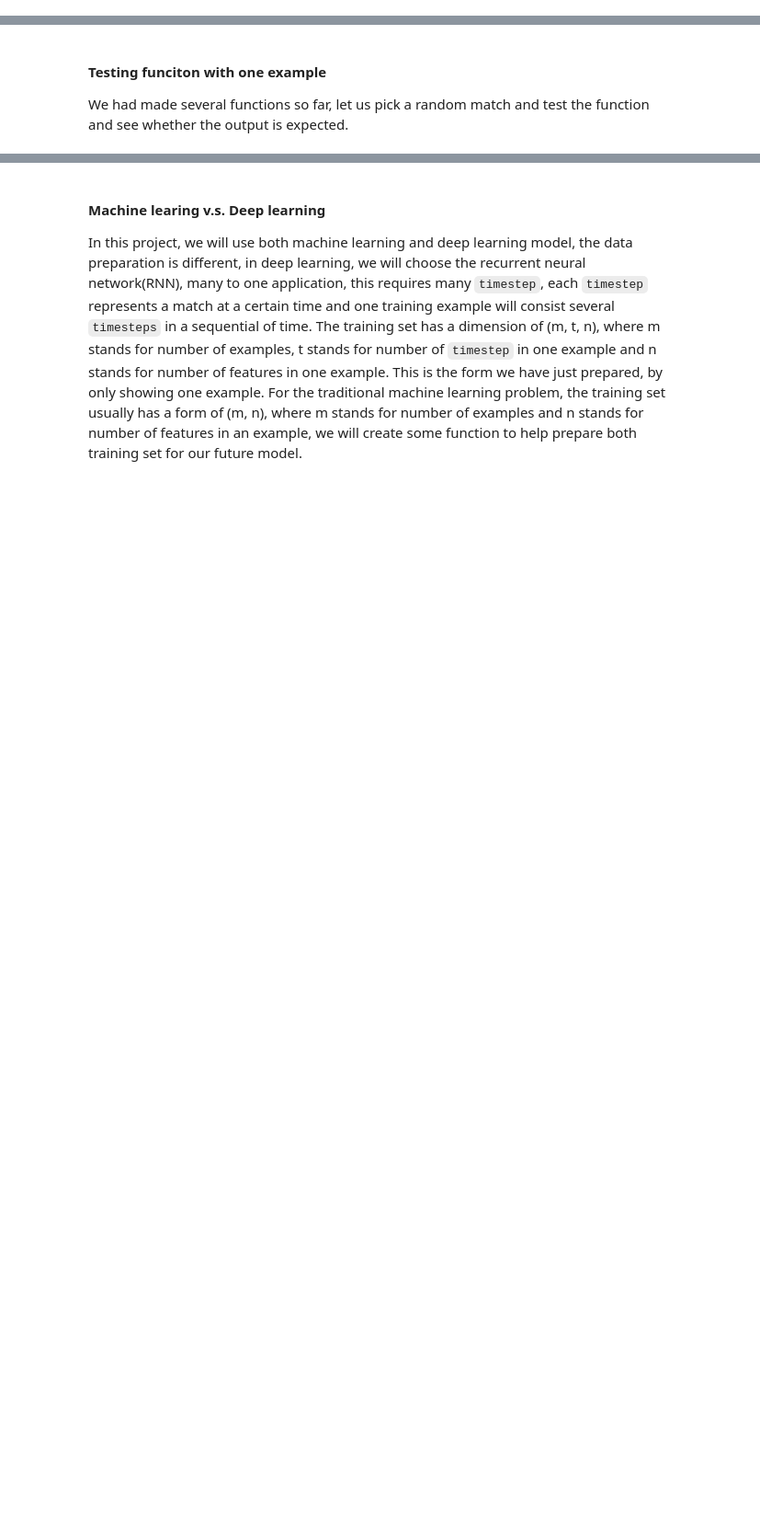
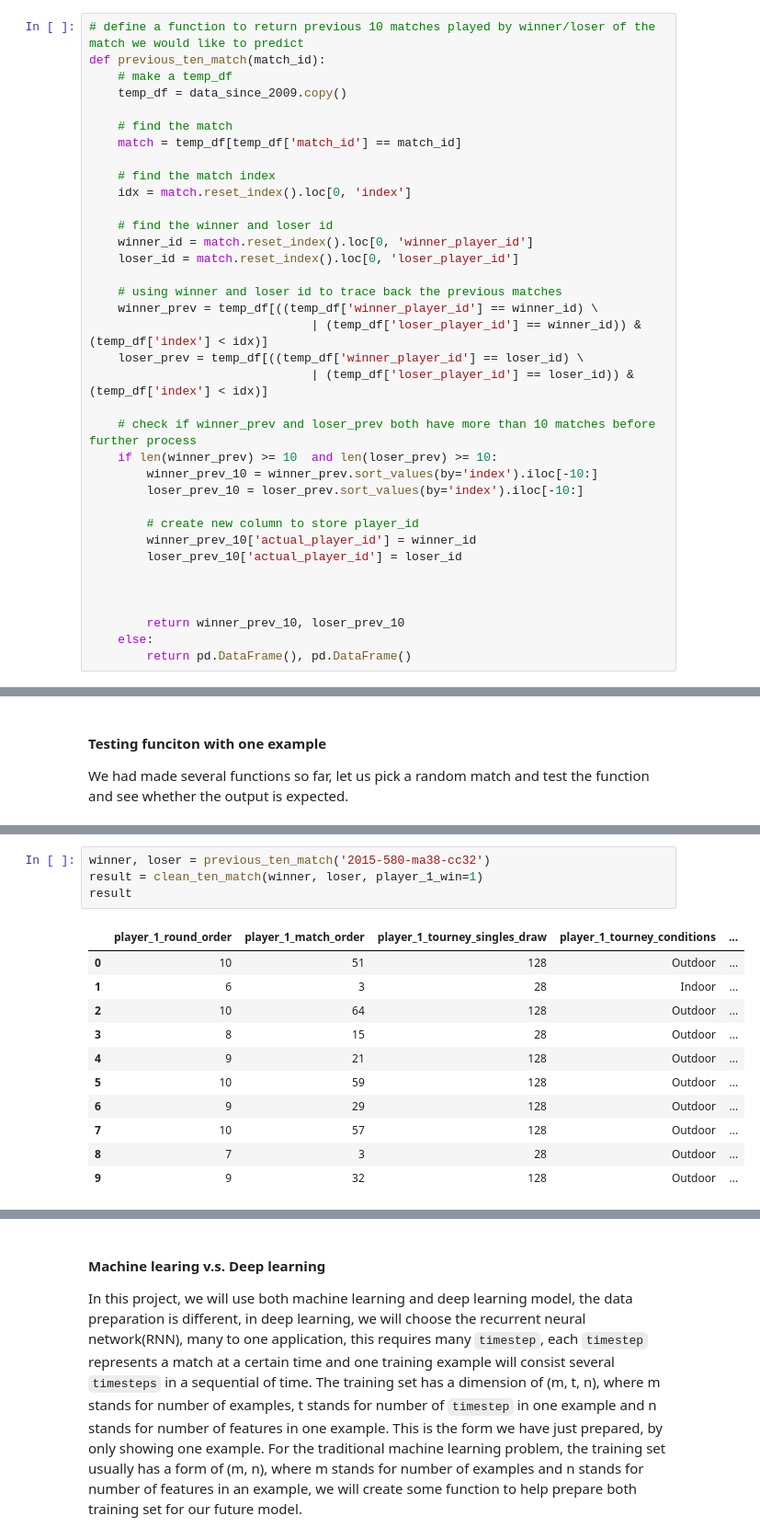
Before and after one commit to george1577/Thinkful_Data_Science, a Jupyter notebook: Capstone project/Capstone project 2/Data cleaning_wrangling/Data_cleaning.ipynb, the cells around one changed output, grey strips where cells are left out. Shown at 92% size. Saved outputs shown, nothing was run; the diff lists cells and outputs as text; blank space fills up the shorter version.

```diff
--- a/Capstone project/Capstone project 2/Data cleaning_wrangling/Data_cleaning.ipynb
+++ b/Capstone project/Capstone project 2/Data cleaning_wrangling/Data_cleaning.ipynb
@@ -621,0 +681,36 @@ def previous_match_score_process(df, player='player_1', label=1): # use the df f
+# %%
+# define a function to return previous 10 matches played by winner/loser of the match we would like to predict
+def previous_ten_match(match_id):
+    # make a temp_df
+    temp_df = data_since_2009.copy()
+
+    # find the match
+    match = temp_df[temp_df['match_id'] == match_id]
+
+    # find the match index
+    idx = match.reset_index().loc[0, 'index']
+
+    # find the winner and loser id
+    winner_id = match.reset_index().loc[0, 'winner_player_id']
+    loser_id = match.reset_index().loc[0, 'loser_player_id']
+
+    # using winner and loser id to trace back the previous matches
+    winner_prev = temp_df[((temp_df['winner_player_id'] == winner_id) \
+                               | (temp_df['loser_player_id'] == winner_id)) & (temp_df['index'] < idx)]
+    loser_prev = temp_df[((temp_df['winner_player_id'] == loser_id) \
+                               | (temp_df['loser_player_id'] == loser_id)) & (temp_df['index'] < idx)]
+
+    # check if winner_prev and loser_prev both have more than 10 matches before further process
+    if len(winner_prev) >= 10  and len(loser_prev) >= 10:
+        winner_prev_10 = winner_prev.sort_values(by='index').iloc[-10:]
+        loser_prev_10 = loser_prev.sort_values(by='index').iloc[-10:]
+
+        # create new column to store player_id
+        winner_prev_10['actual_player_id'] = winner_id
+        loser_prev_10['actual_player_id'] = loser_id
+
+
+
+        return winner_prev_10, loser_prev_10
+    else:
+        return pd.DataFrame(), pd.DataFrame()
@@ -670,0 +861,16 @@ random_match_score_process
+# %%
+winner, loser = previous_ten_match('2015-580-ma38-cc32')
+result = clean_ten_match(winner, loser, player_1_win=1)
+result
+# %% [output]
+|  | player_1_round_order | player_1_match_order | player_1_tourney_singles_draw | player_1_tourney_conditions | ... |
+| 0 | 10 | 51 | 128 | Outdoor | ... |
+| 1 | 6 | 3 | 28 | Indoor | ... |
+| 2 | 10 | 64 | 128 | Outdoor | ... |
+| 3 | 8 | 15 | 28 | Outdoor | ... |
+| 4 | 9 | 21 | 128 | Outdoor | ... |
+| 5 | 10 | 59 | 128 | Outdoor | ... |
+| 6 | 9 | 29 | 128 | Outdoor | ... |
+| 7 | 10 | 57 | 128 | Outdoor | ... |
+| 8 | 7 | 3 | 28 | Outdoor | ... |
+| 9 | 9 | 32 | 128 | Outdoor | ... |
```
Also changed, not shown: parts of 78 cells of this notebook, 1 other file.
